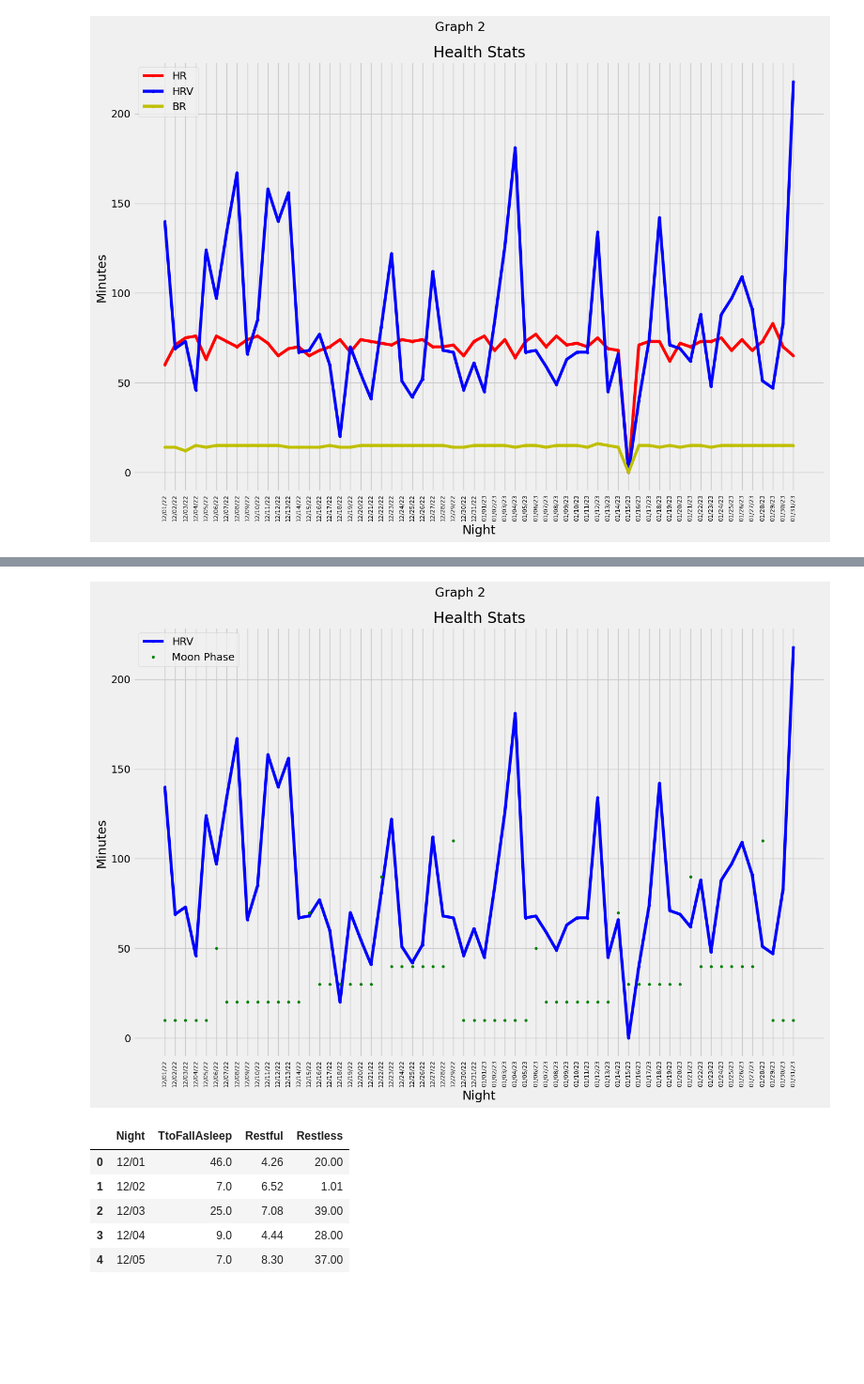
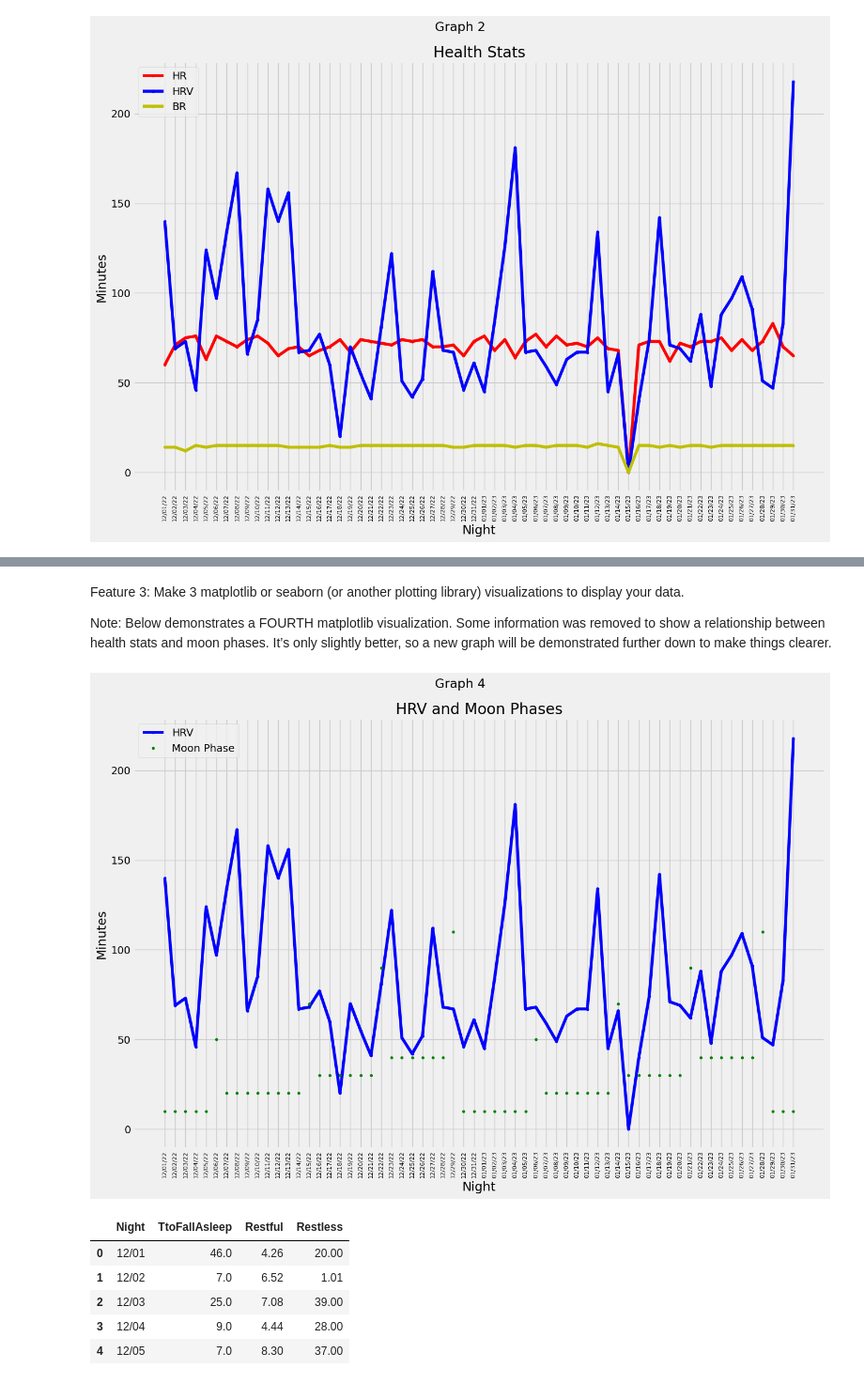
Before and after one commit to ACollins00/SmartMattressMoonPhases, a Jupyter notebook: DataAnalysis2Project.ipynb, the cells around one changed output, grey strips where cells are left out. Shown at 94% size. Cells and saved outputs as stored; diff of their text form; code cells hidden in the pictures; blank space fills up the shorter version.

```diff
--- a/DataAnalysis2Project.ipynb
+++ b/DataAnalysis2Project.ipynb
@@ -126,30 +143,34 @@ plt.show()
+# %% [markdown]
+Feature 3: Make 3 matplotlib or seaborn (or another plotting library) visualizations to display your data.
+
+Note: Below demonstrates a FOURTH matplotlib visualization. Some information was removed to show a relationship between health stats and moon phases. It’s only slightly better, so a new graph will be demonstrated further down to make things clearer.
 # %%
 import datetime
 import matplotlib.pyplot as plt
 from matplotlib.dates import drange
 import numpy as np
 
 df = pd.read_csv("HealthStats - Sheet1 (1).csv")
 
 plt.figure(figsize=(14,10))
 
 plt.plot(df.Night, df.HRV, 'b.-', label="HRV")
 plt.plot(df.Night, df.Moon, 'g.', label="Moon Phase")
 plt.legend(['HRV', 'Moon Phase'])
-plt.title("Health Stats")
-plt.suptitle("Graph 2")
+plt.title("HRV and Moon Phases")
+plt.suptitle("Graph 4")
 plt.xlabel("Night")
 plt.ylabel("Minutes")
 
 plt.xticks(rotation='vertical')
 
 plt.tick_params(axis='x', which='major', labelsize=8)
 
 plt.tight_layout()
 
 plt.show()
 # %% [output]
-[figure, old version]
+[figure, new version]
 # %%
 df = pd.read_csv('SmartMattressStats - Sheet1.csv')
 df.head()
```
Also changed, not shown: parts of 5 cells of this notebook.
